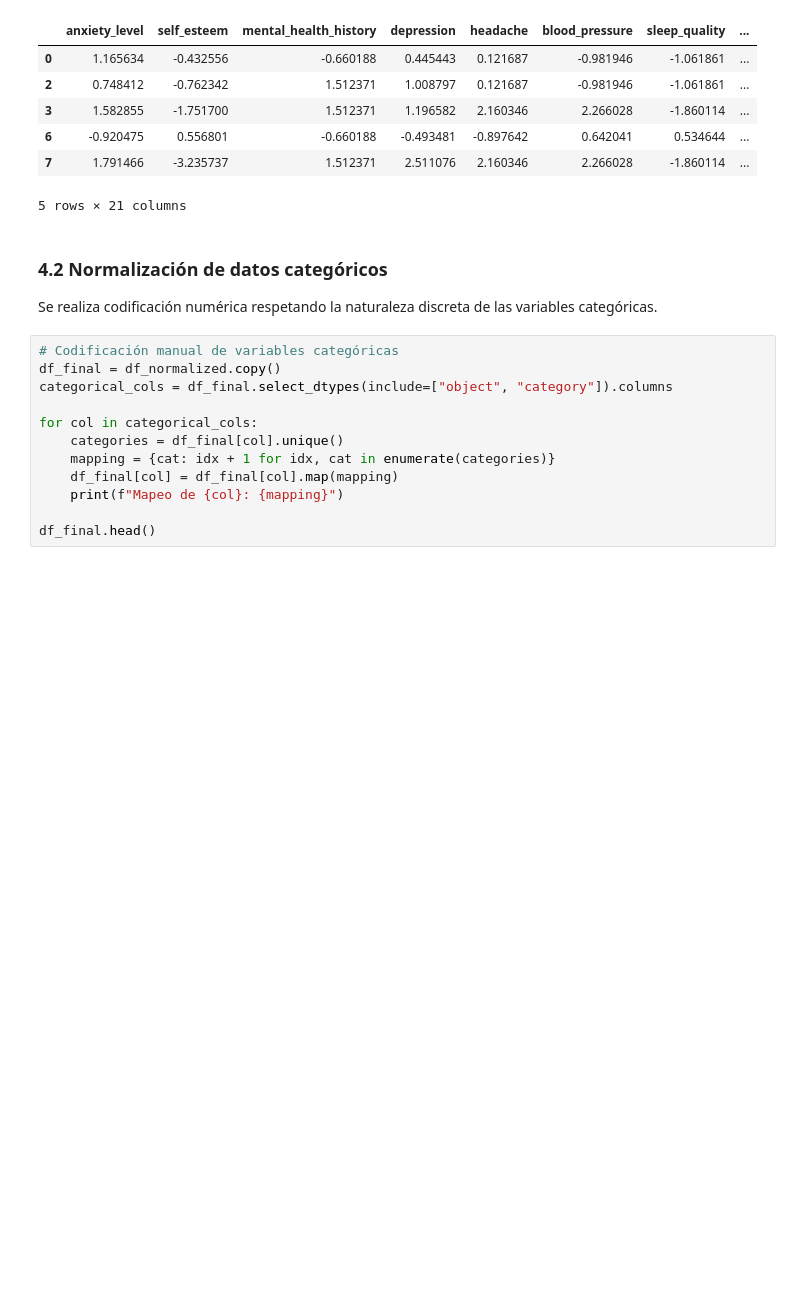
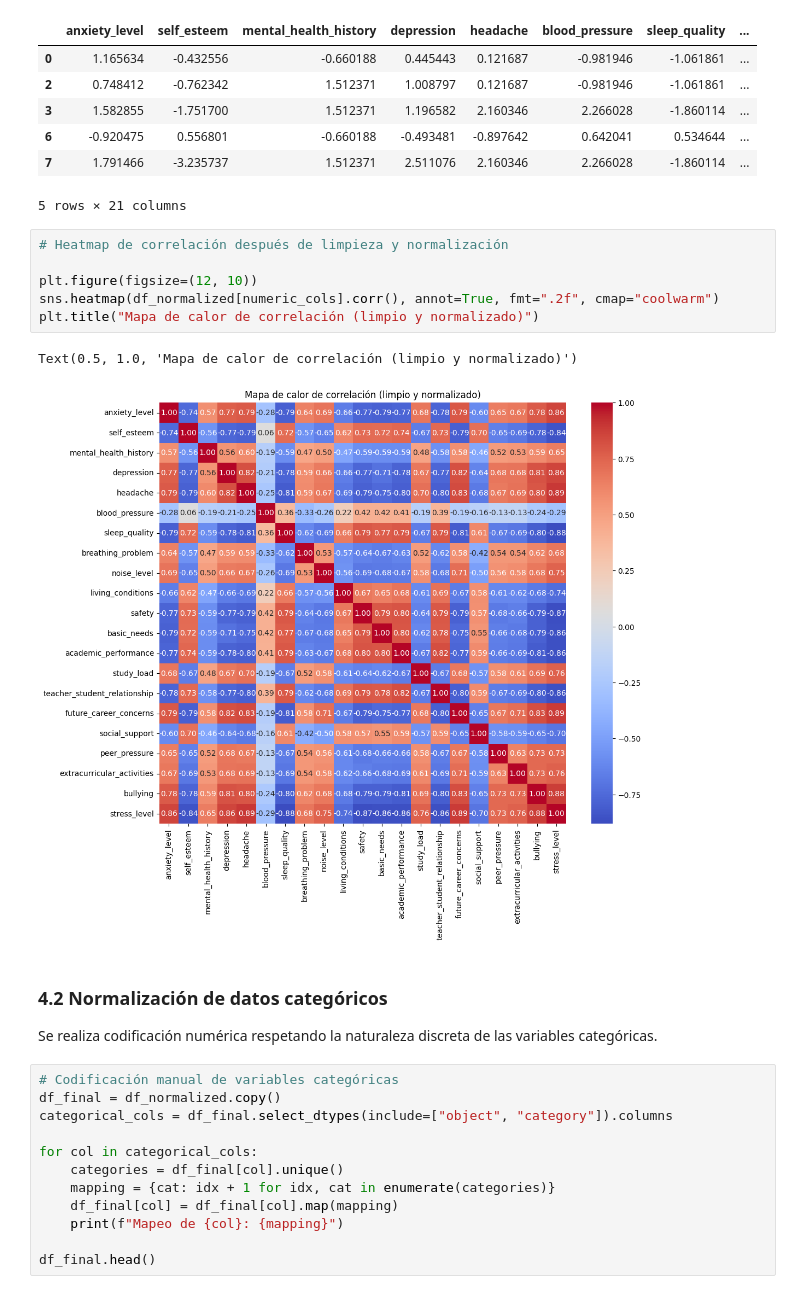
Before and after one commit to FridaMartinezLorenzo/Reconocimiento_de_Patrones_Proyecto, a Jupyter notebook: notebooks/Student_Stress.ipynb, the cells around one changed output. Cells and saved outputs as stored; diff of their text form; blank space fills up the shorter version.

```diff
--- a/notebooks/Student_Stress.ipynb
+++ b/notebooks/Student_Stress.ipynb
@@ -265,6 +326,15 @@ df_normalized.head()
 | 6 | -0.920475 | 0.556801 | -0.660188 | -0.493481 | -0.897642 | 0.642041 | 0.534644 | ... |
 | 7 | 1.791466 | -3.235737 | 1.512371 | 2.511076 | 2.160346 | 2.266028 | -1.860114 | ... |
 5 rows × 21 columns
+# %%
+# Heatmap de correlación después de limpieza y normalización
+
+plt.figure(figsize=(12, 10))
+sns.heatmap(df_normalized[numeric_cols].corr(), annot=True, fmt=".2f", cmap="coolwarm")
+plt.title("Mapa de calor de correlación (limpio y normalizado)")
+# %% [output]
+Text(0.5, 1.0, 'Mapa de calor de correlación (limpio y normalizado)')
+[figure, added]
 # %% [markdown]
 ### 4.2 Normalización de datos categóricos
 Se realiza codificación numérica respetando la naturaleza discreta
```
Also changed, not shown: parts of 3 cells of this notebook.
